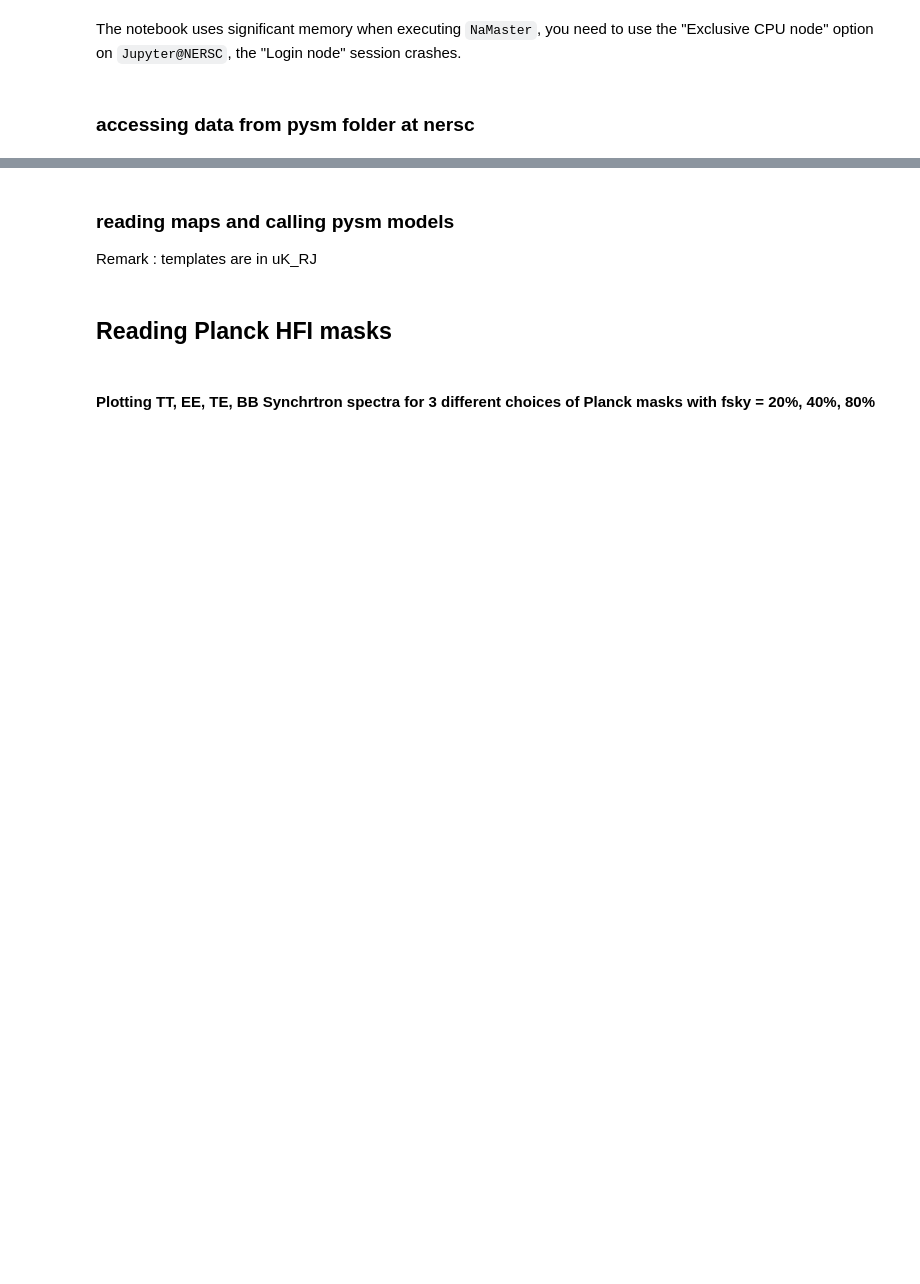
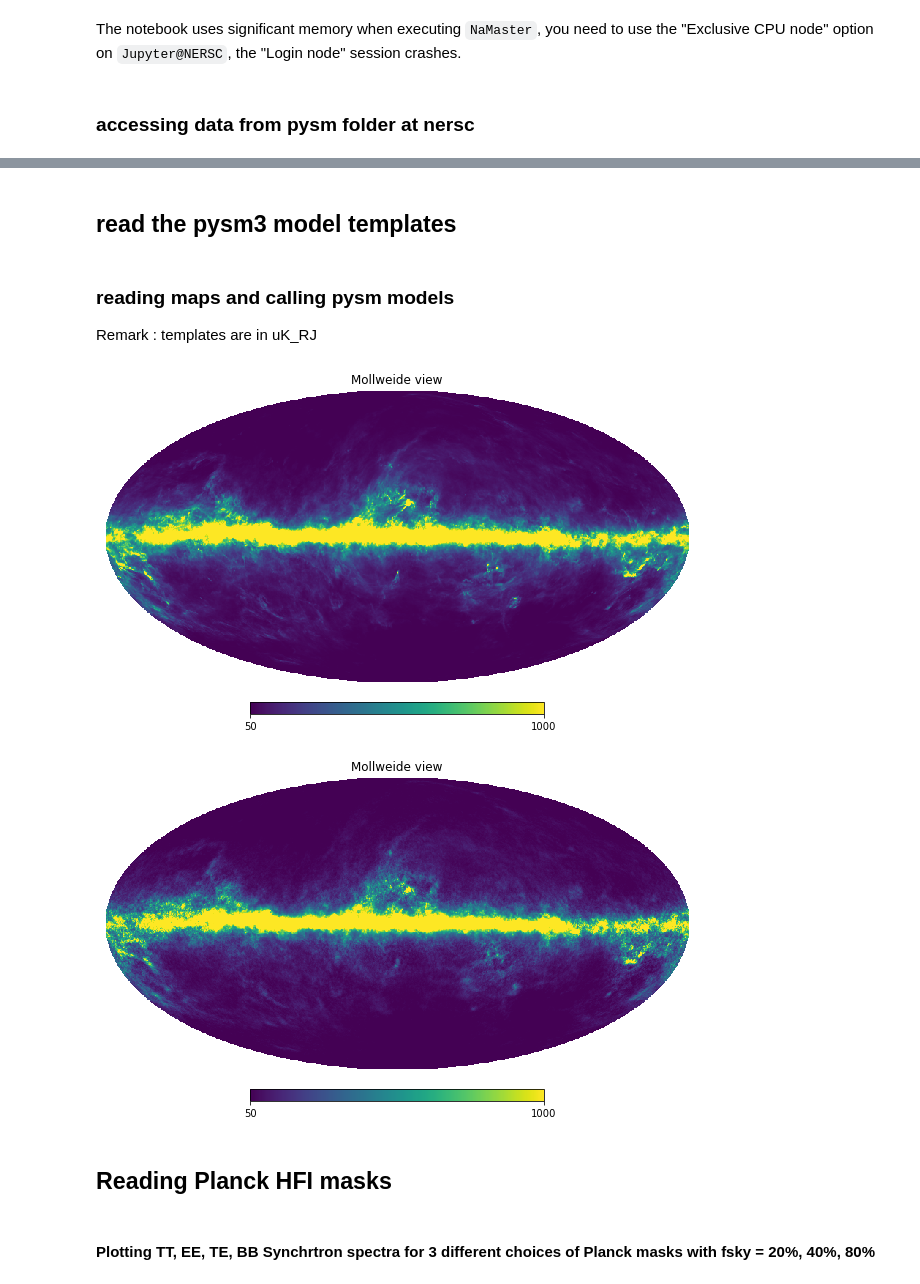
Before and after one commit to galsci/pysm_methods_paper, a Jupyter notebook: notebooks/spectra_d9_s4.ipynb, the cells around one changed output, grey strips where cells are left out. Drawn from its saved outputs; the diff is of its cells as text; code cells hidden in the pictures; blank space fills up the shorter version.

Commit message:
fixing broken figures

```diff
--- a/notebooks/spectra_d9_s4.ipynb
+++ b/notebooks/spectra_d9_s4.ipynb
@@ -18,7 +18,8 @@ The notebook uses significant memory when executing `NaMaster`, you need to use
 # %% [markdown]
 ### accessing data from pysm folder at nersc
 # %%
-datadir = Path("/global/cfs/cdirs/cmb/www/pysm-data/")
+templatedir = Path("/global/cfs/cdirs/cmb/www/pysm-data/")
+datadir=  Path("/global/cfs/cdirs/cmb/www/pysm-methods-paper/raw_data/")
 maskdir = Path("/global/cfs/cdirs/cmb/www/pysm-methods-paper/masks")
 comp = "IQU"
 nside = 2048
@@ -78,10 +81,25 @@ def run_namaster(m, mask, lmax, nlbins):
+# %%
+synch_data = hp.read_map(
+    datadir / "haslam_wmap_Kband_512.fits", field=None
+)
+dust_data = hp.read_map(
+    datadir / "gnilc_353ghz_2048.fits", field=None
+)
+# %% [markdown]
+## read the  pysm3 model templates
 # %%
+
 synch_temp = hp.read_map(
-    datadir / "synch/synch_template_nside2048_2023.02.25.fits", field=None
+    templatedir / "synch/synch_template_nside2048_2023.02.25.fits", field=None
 )
 dust_temp = hp.read_map(
-    datadir / "dust_gnilc/gnilc_dust_template_nside2048_2023.02.10.fits", field=None
+    templatedir / "dust_gnilc/gnilc_dust_template_nside2048_2023.02.10.fits", field=None
 )
+# %%
+synch_data= hp.ud_grade(synch_data, nside_out=nside)
+dust_data= hp.ud_grade(dust_data, nside_out=nside)
+synch_temp= hp.ud_grade(synch_temp, nside_out=nside)
+dust_temp= hp.ud_grade(dust_temp, nside_out=nside )
 # %% [markdown]
 ### reading maps and calling pysm models
 
@@ -96,3 +107,9 @@ dust = pysm3.Sky(nside=nside, preset_strings=["d9"], output_unit=u.uK_RJ).get_em
+# %%
+hp.mollview(dust_data[0], min=50,max=1000 )
+hp.mollview(dust_temp[0], min=50,max=1000 )
+# %% [output]
+[figure, added]
+[figure, added]
 # %% [markdown]
 ## Reading Planck HFI masks
 # %%
```
Also changed, not shown: parts of 6 cells of this notebook.
